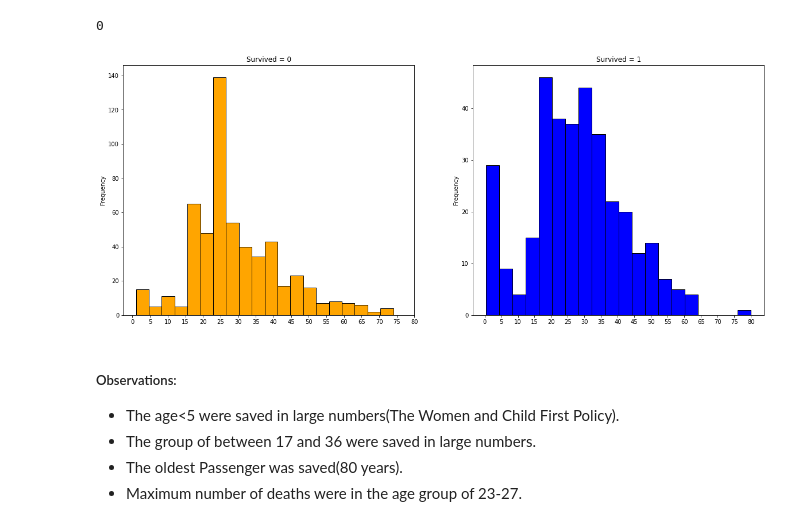
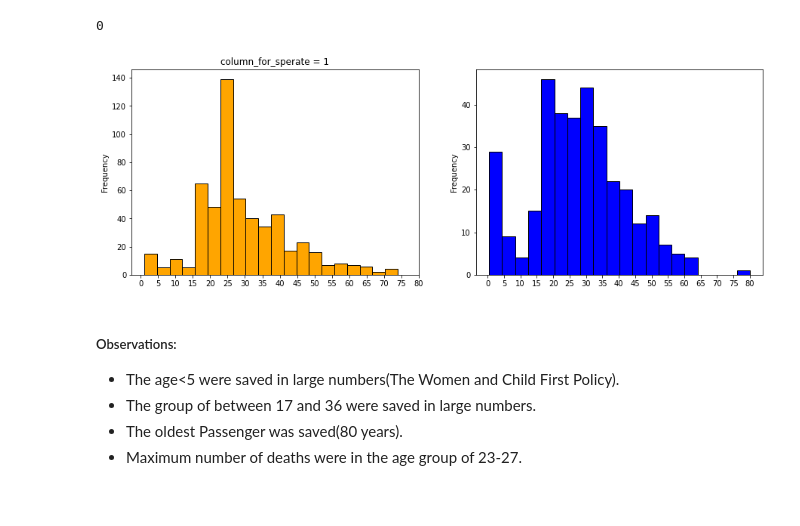
Before and after one commit to ElifKarakutukDinc/Titanic-EDA, a Jupyter notebook: EDA-function.ipynb, the cells around one changed output. Cells and saved outputs as stored; diff of their text form; code cells hidden in the pictures.

Commit message:
adding multiple_plot_viz function and modified countplot_viz function

```diff
--- a/EDA-function.ipynb
+++ b/EDA-function.ipynb
@@ -313,24 +312,33 @@ print(df_train["Age"].isnull().sum())  # We filled all missing rows at Age colum
 # %% [output]
 0
 # %%
-# To see people's ages who are survived or not survived:
+def multiple_plot_viz(data,column_for_sperate,column_for_calculate):
+    """
+    This function gets a Python Pandas dataframe and visualize a countplot.
+    :param df: Dataframe to be analyze
+    :param xcolumn: This column shows x axis column.
+    :param xlabel: It shows name of x axis column.
+    :param ylabel: It shows name of y axis column.
+    :param title: This column shows name of graph.
+    :return: This function doesn't return anything.
 
-# Seting the figure size
-f,ax=plt.subplots(1,2,figsize=(20,8))
+    """
+    f,ax=plt.subplots(1,2,figsize=(15,5))
 
-df_train[df_train['Survived'] == 0].Age.plot.hist(ax=ax[0],bins=20,edgecolor='black',color='orange')
-ax[0].set_title('Survived = 0')
-x1=list(range(0,85,5))
-ax[0].set_xticks(x1)
+    data[data[column_for_sperate] == 0][column_for_calculate].plot.hist(ax=ax[0],bins=20,edgecolor='black',color='orange')
+    ax[0].set_title('column_for_sperate = 0')
+    x1=list(range(0,85,5))
+    ax[0].set_xticks(x1)
 
-df_train[df_train['Survived'] == 1].Age.plot.hist(ax=ax[1],bins=20,edgecolor='black',color='blue')
-ax[1].set_title('Survived = 1')
-x2=list(range(0,85,5))
-ax[1].set_xticks(x2)
-
-plt.show()
+    data[data[column_for_sperate] == 1][column_for_calculate].plot.hist(ax=ax[1],bins=20,edgecolor='black',color='blue')
+    ax[0].set_title('column_for_sperate = 1')
+    x2=list(range(0,85,5))
+    ax[1].set_xticks(x2)
+    plt.show()
-# %% [output]
-[figure, removed]
+# %%
+multiple_plot_viz(df_train,"Survived","Age")
+# %% [output]
+[figure, added]
 # %% [markdown]
 ##### Observations:
 * The age<5 were saved in large numbers(The Women and Child First Policy).
```
Also changed, not shown: parts of 14 cells of this notebook.
